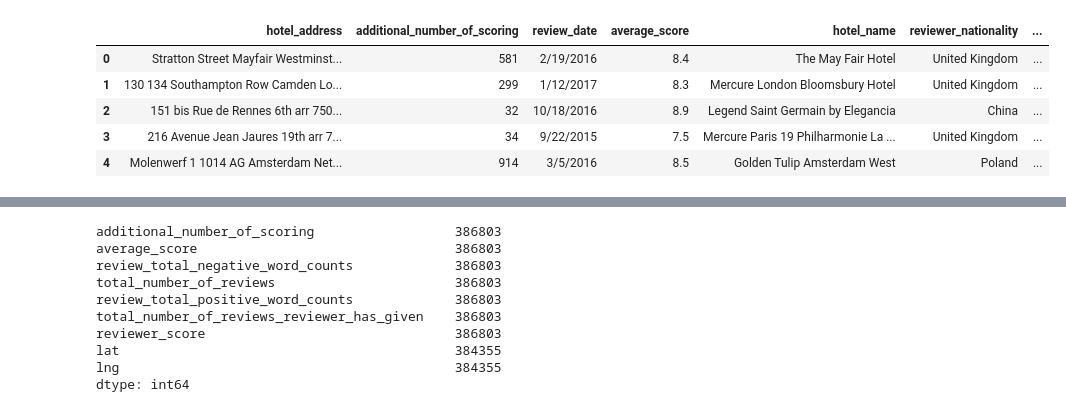
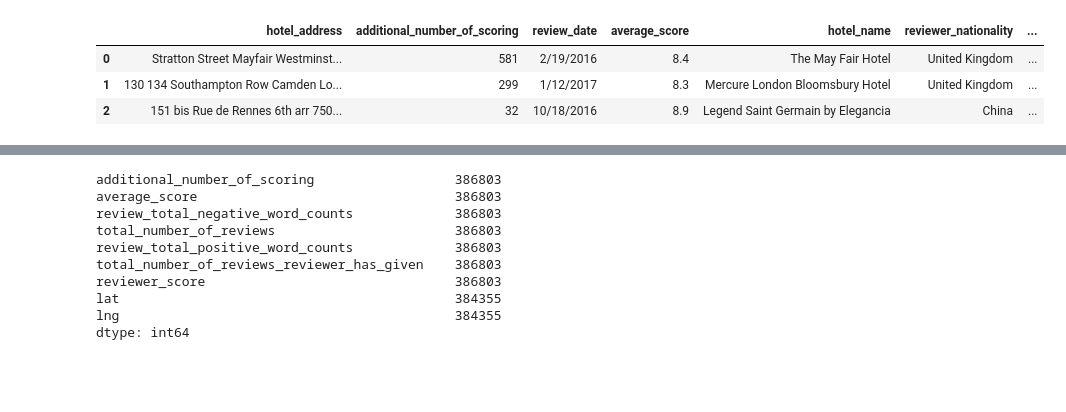
Before and after one commit to maksmick/SF, a Jupyter notebook: project_3/EDA+FE.ipynb, the cells around one changed output, grey strips where cells are left out. Drawn from its saved outputs; the diff is of its cells as text; code cells hidden in the pictures; blank space fills up the shorter version.

```diff
--- a/project_3/EDA+FE.ipynb
+++ b/project_3/EDA+FE.ipynb
@@ -3,11 +3,9 @@ import pandas as pd
 import numpy as np
 # %%
 df = pd.read_csv('hotels.csv')
-df.head()
+df.head(3)
 # %% [output]
 |  | hotel_address | additional_number_of_scoring | review_date | average_score | hotel_name | reviewer_nationality | ... |
 | 0 | Stratton Street Mayfair Westminst... | 581 | 2/19/2016 | 8.4 | The May Fair Hotel | United Kingdom | ... |
 | 1 | 130 134 Southampton Row Camden Lo... | 299 | 1/12/2017 | 8.3 | Mercure London Bloomsbury Hotel | United Kingdom | ... |
 | 2 | 151 bis Rue de Rennes 6th arr 750... | 32 | 10/18/2016 | 8.9 | Legend Saint Germain by Elegancia | China | ... |
-| 3 | 216 Avenue Jean Jaures 19th arr 7... | 34 | 9/22/2015 | 7.5 | Mercure Paris 19 Philharmonie La ... | United Kingdom | ... |
-| 4 | Molenwerf 1 1014 AG Amsterdam Net... | 914 | 3/5/2016 | 8.5 | Golden Tulip Amsterdam West | Poland | ... |
```
Also changed, not shown: parts of 3 cells of this notebook, 2 other files.
